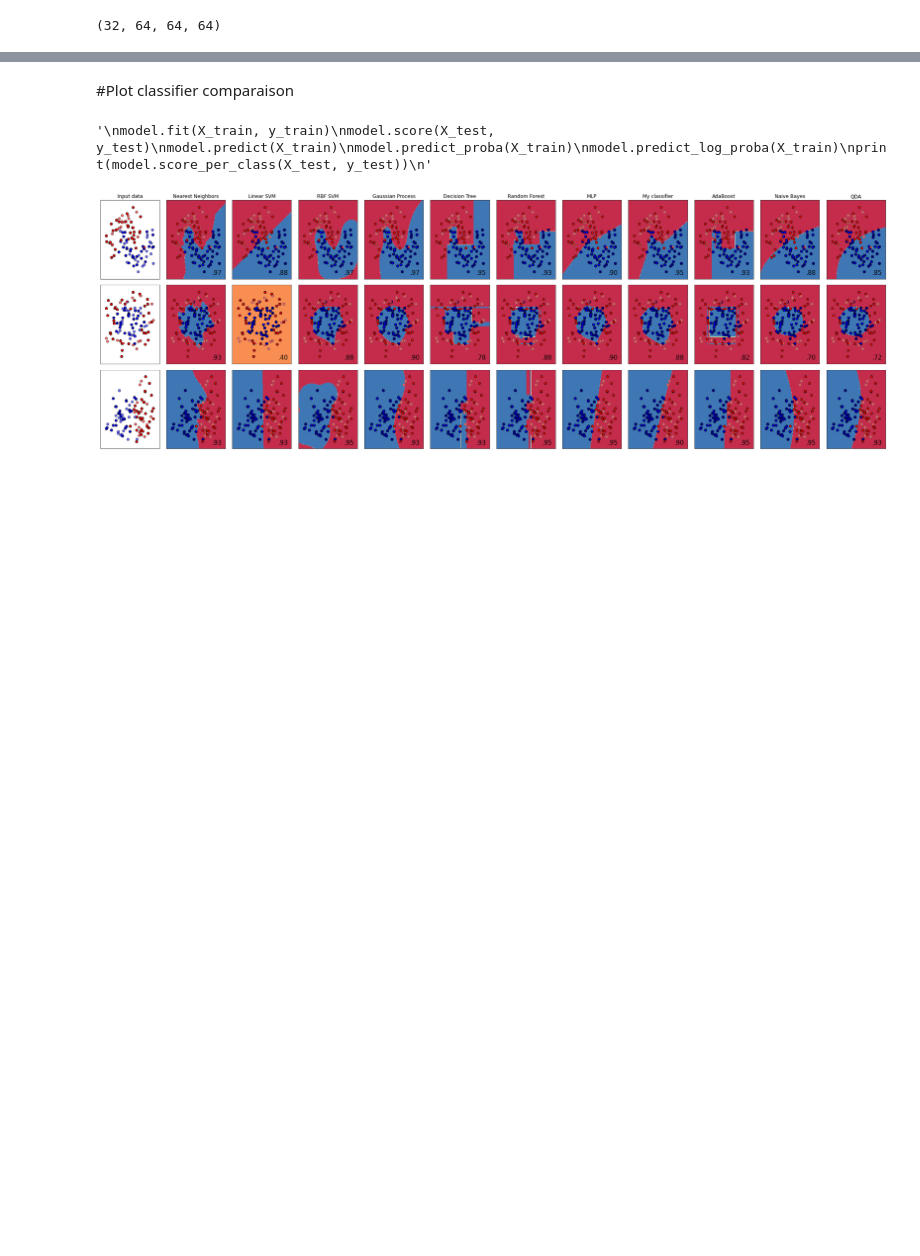
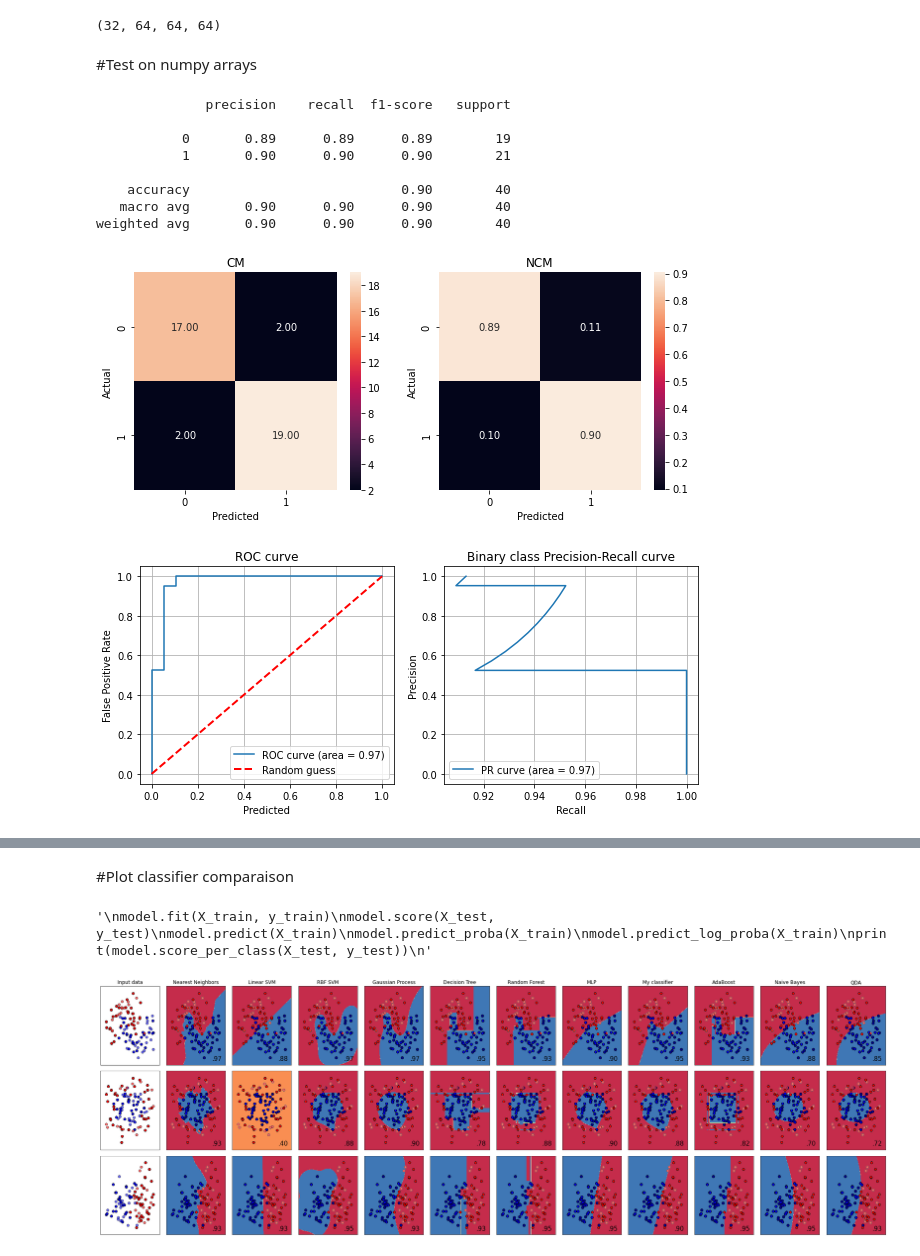
Before and after one commit to cosmina98/PhD, a Jupyter notebook: Work_in_progress/Wrapped_up_MLP.ipynb, the cells around one changed output, grey strips where cells are left out. Saved outputs shown, nothing was run; the diff lists cells and outputs as text; code cells hidden in the pictures; blank space fills up the shorter version.

```diff
--- a/Work_in_progress/Wrapped_up_MLP.ipynb
+++ b/Work_in_progress/Wrapped_up_MLP.ipynb
@@ -603,0 +587,31 @@ array([[[41641,  3359],
+# %% [markdown]
+#Test on numpy arrays
+# %%
+
+model=Neural_Network(MLPClassifer(input_dim=2,output_dim=1,hidden_layers=(64,32)))
+model.epochs=50
+#model.classifier= MLPClassifer(input_dim=X_train.shape[1],output_dim=1)
+model.optimiser=Optimiser(name='sgd', classifier=model.classifier, learning_rate=1e-1)
+model.loss_function = nn.BCELoss()
+model.optimiser,model.epochs
+
+model.fit(X_train, y_train)
+
+model.score(X_test, y_test)
+y_pred=model.predict(X_test)
+y_pred_score=model.predict_proba(X_test)
+model.predict_log_proba(X_train)
+model.score_per_class(X_test, y_test)
+# %%
+get_report(y_test, y_pred,y_pred_score)
+# %% [output]
+              precision    recall  f1-score   support
+
+           0       0.89      0.89      0.89        19
+           1       0.90      0.90      0.90        21
+
+    accuracy                           0.90        40
+   macro avg       0.90      0.90      0.90        40
+weighted avg       0.90      0.90      0.90        40
+[figure, added]
+[figure, added]
```
Also changed, not shown: parts of 25 cells of this notebook.
